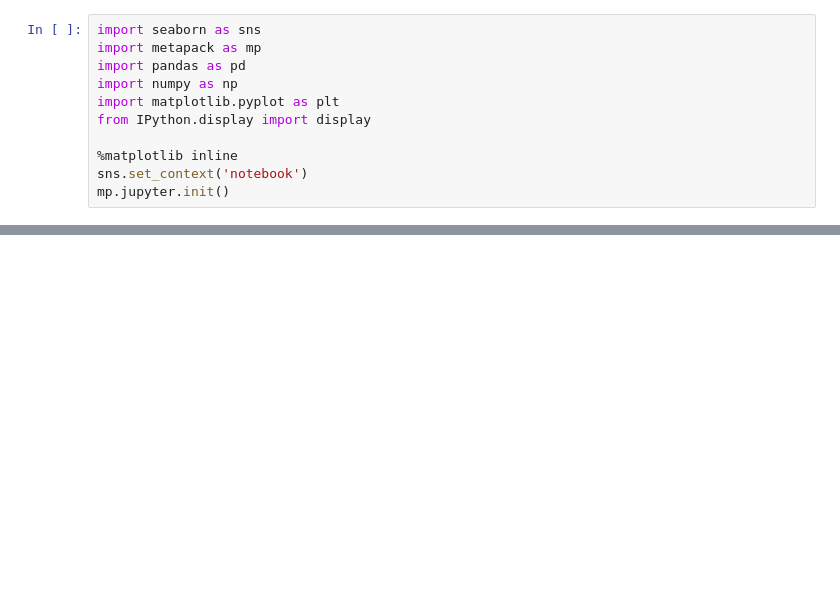
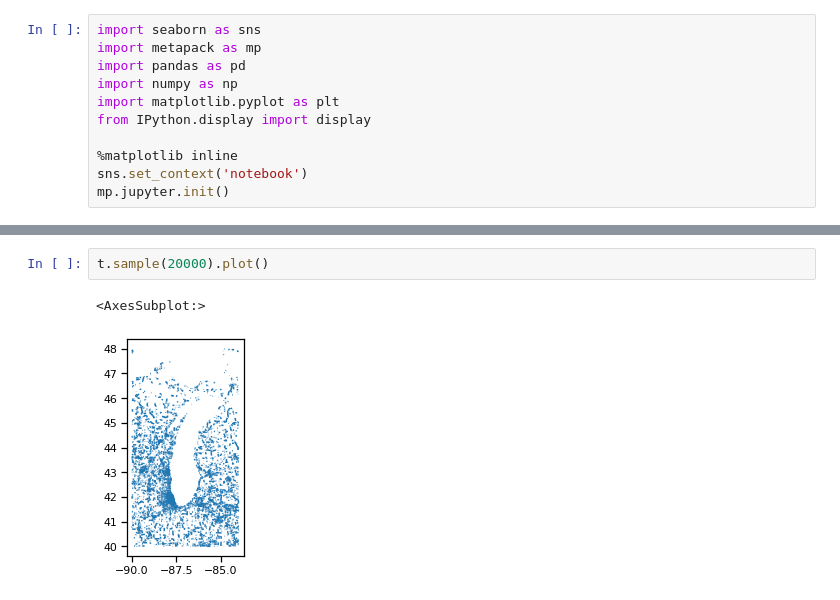
Before and after one commit to metatab-packages/civicknowledge.com-osm-demosearch, a Jupyter notebook: notebooks/Test.ipynb, the cells around one changed output, grey strips where cells are left out. Saved outputs shown, nothing was run; the diff lists cells and outputs as text; blank space fills up the shorter version.

```diff
--- a/notebooks/Test.ipynb
+++ b/notebooks/Test.ipynb
@@ -54,0 +69,5 @@ pkg.resource('geohash_tags').dataframe()
+# %%
+t.sample(20000).plot()
+# %% [output]
+<AxesSubplot:>
+[figure, added]
```
Also changed, not shown: parts of 7 cells of this notebook, 3 other files.
